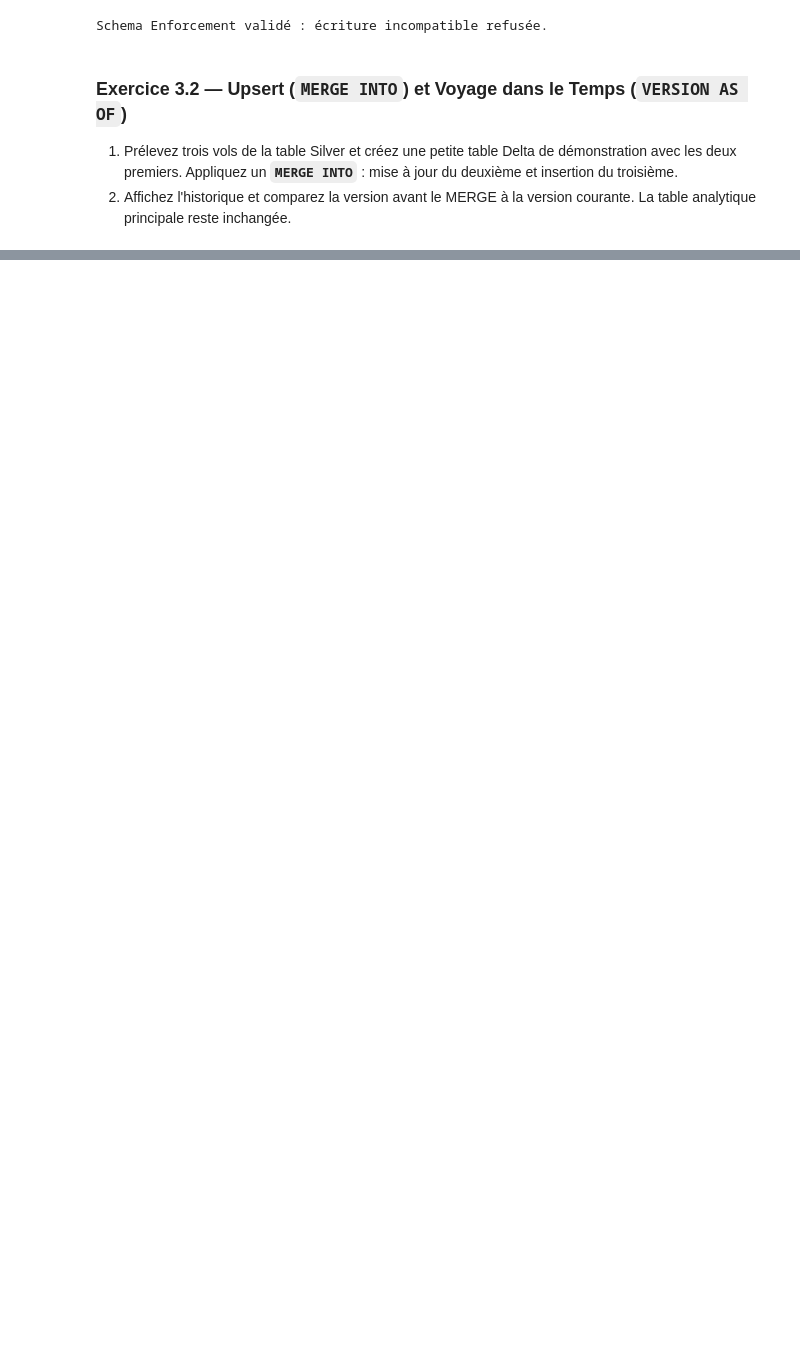
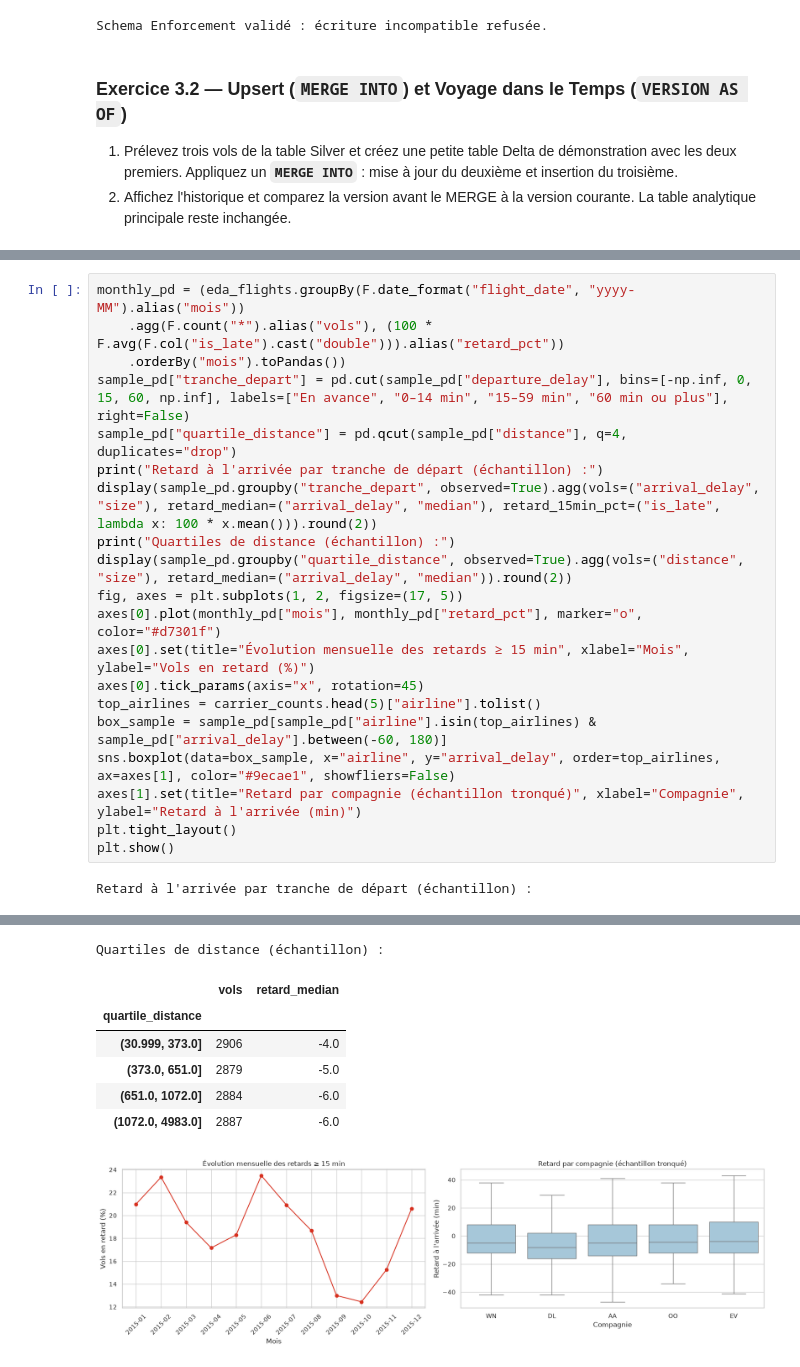
Before and after one commit to lilipix/airline-datas, a Jupyter notebook: notebooks/J2_Spark_Delta_Silver.ipynb, the cells around one changed output, grey strips where cells are left out. Drawn from its saved outputs; the diff is of its cells as text; blank space fills up the shorter version.

```diff
--- a/notebooks/J2_Spark_Delta_Silver.ipynb
+++ b/notebooks/J2_Spark_Delta_Silver.ipynb
@@ -294,0 +462,22 @@ Time Travel : version 0 = 2 lignes ; version courante = 3 lignes (1 mise à jour
+# %%
+monthly_pd = (eda_flights.groupBy(F.date_format("flight_date", "yyyy-MM").alias("mois"))
+    .agg(F.count("*").alias("vols"), (100 * F.avg(F.col("is_late").cast("double"))).alias("retard_pct"))
+    .orderBy("mois").toPandas())
+sample_pd["tranche_depart"] = pd.cut(sample_pd["departure_delay"], bins=[-np.inf, 0, 15, 60, np.inf], labels=["En avance", "0–14 min", "15–59 min", "60 min ou plus"], right=False)
+sample_pd["quartile_distance"] = pd.qcut(sample_pd["distance"], q=4, duplicates="drop")
+print("Retard à l'arrivée par tranche de départ (échantillon) :")
+display(sample_pd.groupby("tranche_depart", observed=True).agg(vols=("arrival_delay", "size"), retard_median=("arrival_delay", "median"), retard_15min_pct=("is_late", lambda x: 100 * x.mean())).round(2))
+print("Quartiles de distance (échantillon) :")
+display(sample_pd.groupby("quartile_distance", observed=True).agg(vols=("distance", "size"), retard_median=("arrival_delay", "median")).round(2))
+fig, axes = plt.subplots(1, 2, figsize=(17, 5))
+axes[0].plot(monthly_pd["mois"], monthly_pd["retard_pct"], marker="o", color="#d7301f")
+axes[0].set(title="Évolution mensuelle des retards ≥ 15 min", xlabel="Mois", ylabel="Vols en retard (%)")
+axes[0].tick_params(axis="x", rotation=45)
+top_airlines = carrier_counts.head(5)["airline"].tolist()
+box_sample = sample_pd[sample_pd["airline"].isin(top_airlines) & sample_pd["arrival_delay"].between(-60, 180)]
+sns.boxplot(data=box_sample, x="airline", y="arrival_delay", order=top_airlines, ax=axes[1], color="#9ecae1", showfliers=False)
+axes[1].set(title="Retard par compagnie (échantillon tronqué)", xlabel="Compagnie", ylabel="Retard à l'arrivée (min)")
+plt.tight_layout()
+plt.show()
+# %% [output]
+Retard à l'arrivée par tranche de départ (échantillon) :
@@ -294,0 +490,8 @@ Time Travel : version 0 = 2 lignes ; version courante = 3 lignes (1 mise à jour
+Quartiles de distance (échantillon) :
+|  | vols | retard_median |
+| quartile_distance |  |  |
+| (30.999, 373.0] | 2906 | -4.0 |
+| (373.0, 651.0] | 2879 | -5.0 |
+| (651.0, 1072.0] | 2884 | -6.0 |
+| (1072.0, 4983.0] | 2887 | -6.0 |
+[figure, added]
```
Also changed, not shown: parts of 14 cells of this notebook.
